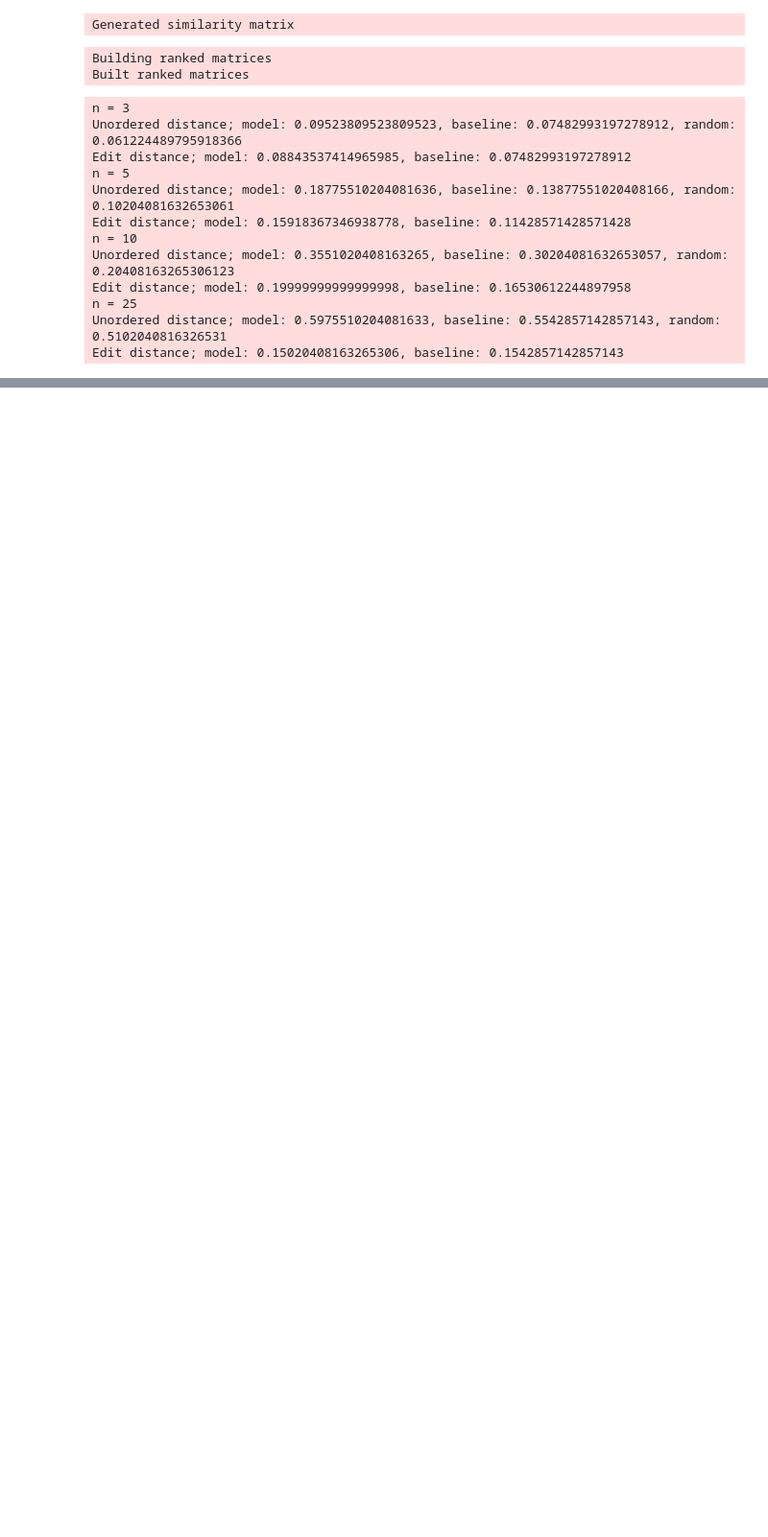
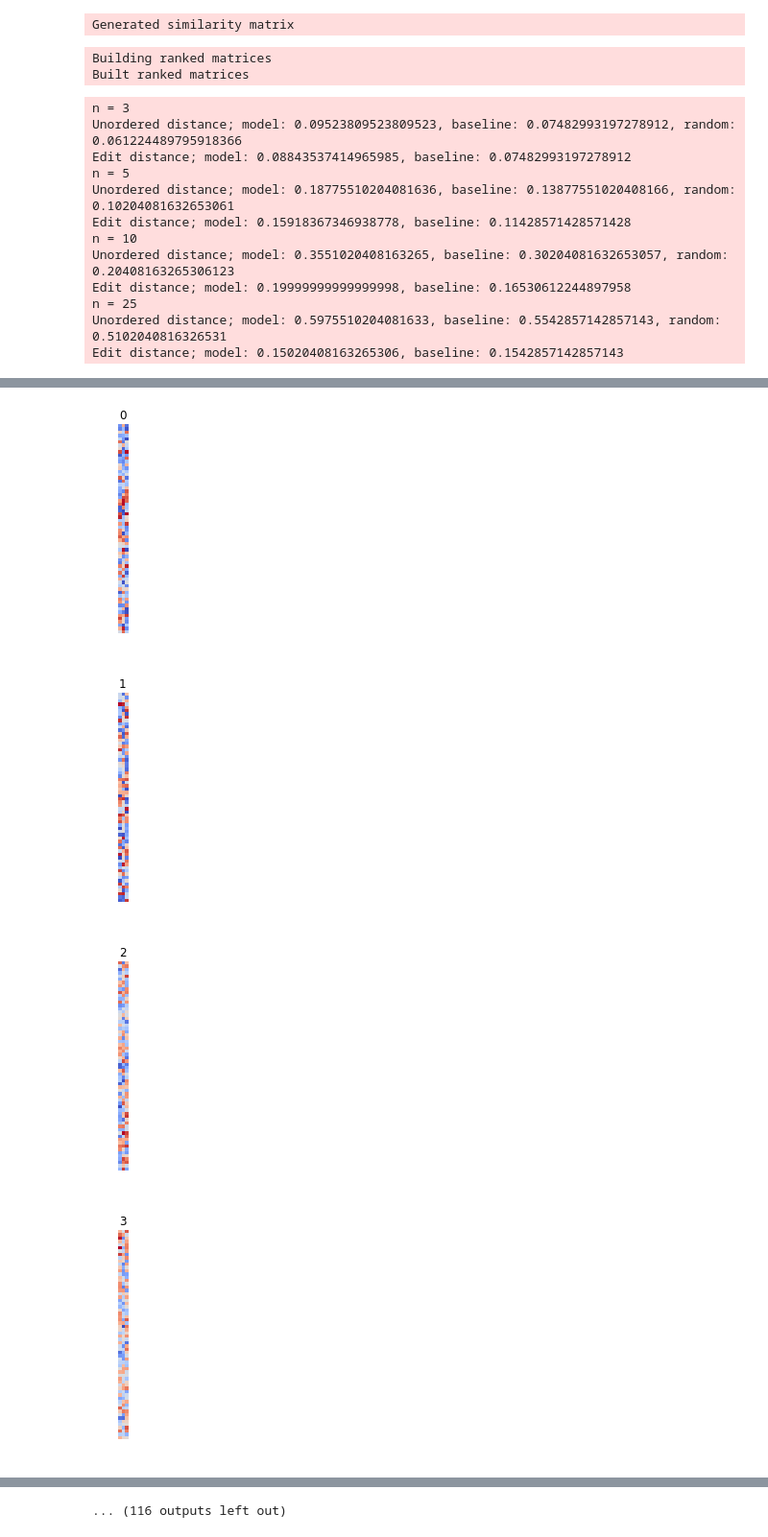
Before and after one commit to naallen/music-similarity-deep-learning, a Jupyter notebook: eval.ipynb, the cells around one changed output, grey strips where cells are left out. Shown: that part at 96% size. Saved outputs shown, nothing was run; the diff lists cells and outputs as text; code cells hidden in the pictures; blank space fills up the shorter version.

```diff
--- a/eval.ipynb
+++ b/eval.ipynb
@@ -327,0 +347,16 @@ Edit distance; model: 0.15020408163265306, baseline: 0.1542857142857143
+# %%
+interesting_filters = [4, 64, 99]
+
+for i in range(weights.shape[2]):
+    fig, ax = plt.subplots(1, 1)
+    ax.axis('off')
+    ax.set_title(i)
+    ax.imshow(weights[:,:,i].T, cmap='coolwarm')
+
+    if i in interesting_filters:
+        plt.savefig('figures/filter-{}.png'.format(i))
+# %% [output]
+[figure, added]
+[figure, added]
+[figure, added]
+[figure, added]
@@ -327,0 +371 @@ Edit distance; model: 0.15020408163265306, baseline: 0.1542857142857143
+... (116 outputs left out)
```
Also changed, not shown: parts of 21 cells of this notebook, 1 other file.
